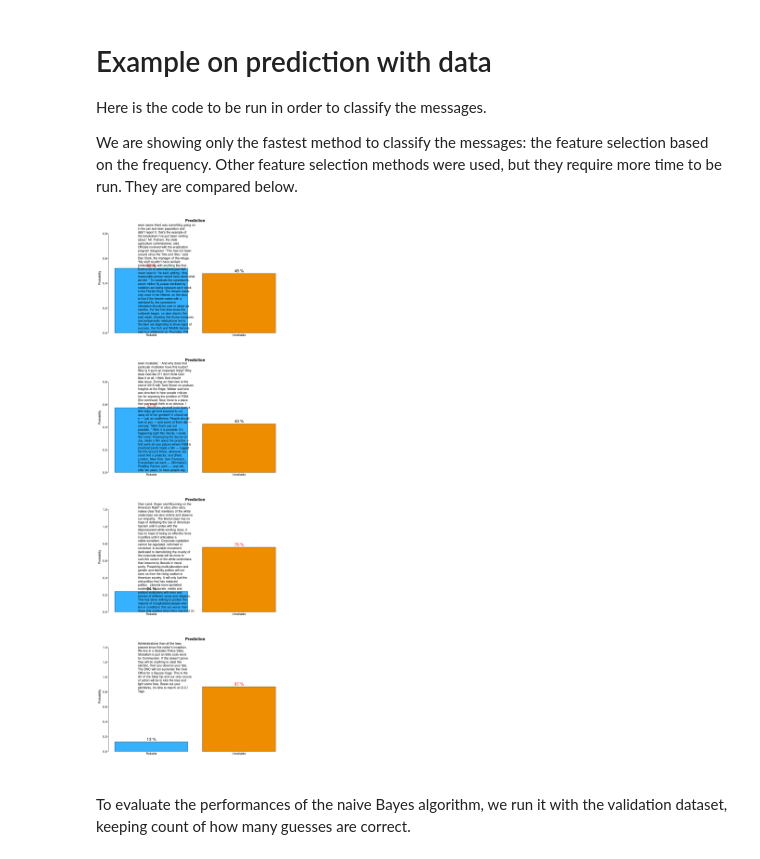
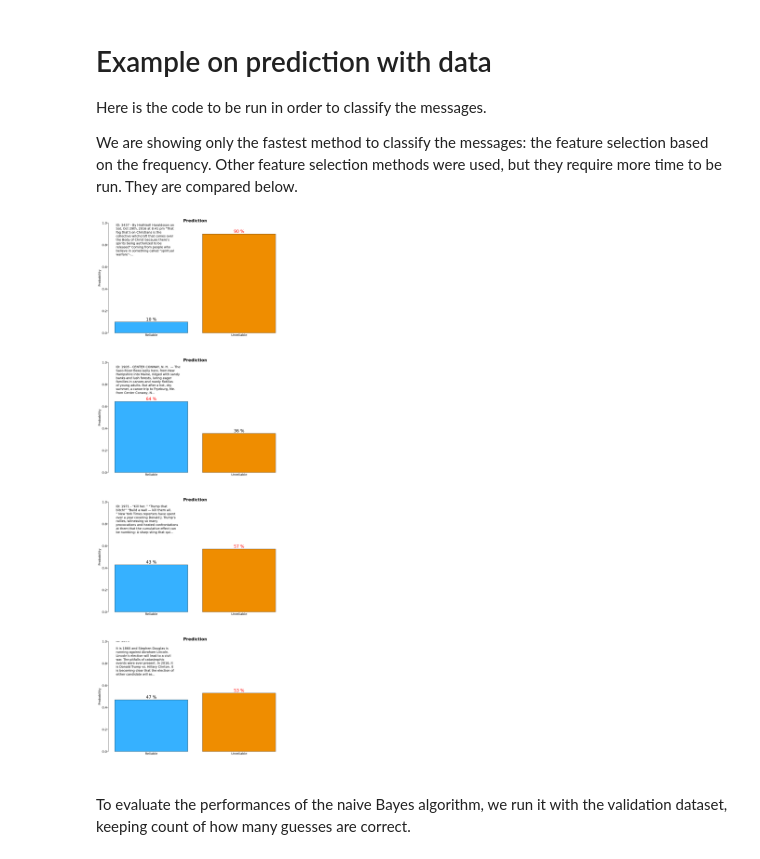
Before and after one commit to tommaso-bertola/falsehoods-sieve, a Jupyter notebook: falsehood_sieve-runnable.ipynb, the cells around one changed output. Drawn from its saved outputs; the diff is of its cells as text; code cells hidden in the pictures.

```diff
--- a/falsehood_sieve-runnable.ipynb
+++ b/falsehood_sieve-runnable.ipynb
@@ -87,11 +105,14 @@ if (dataset == 1) {
 
     train.df %>%
         filter(!text == "") %>%
+        filter(!text == " ") %>%
+        filter(!text == " ") %>%
         select(label, text) %>%
         rename(Labels = label, Text = text) -> train.df
 
     test.df %>%
         filter(!text == "") %>%
+        filter(!text == " ") %>%
         select(text) %>%
         rename(Text = text) -> test.df
 
@@ -104,11 +125,13 @@ if (dataset == 1) {
 
     train.df %>%
         filter(!title == "") %>%
+        filter(!title == " ") %>%
         select(label, title) %>%
         rename(Labels = label, Text = title) -> train.df
 
     test.df %>%
         filter(!title == "") %>%
+        filter(!title == " ") %>%
         select(title) %>%
         rename(Text = title) -> test.df
 
@@ -238,38 +261,38 @@ likelihood.token <- likelihood(naive.bayes.vocabulary, denominator)
 # %%
 # plotting configurations
 options(repr.plot.height = 30, repr.plot.width = 10)
 par(mar = c(10, 5, 2, 0), mgp = c(3, 0.5, 0), mfrow = c(4, 1), cex.axis = 1.5, cex.lab = 1.4,
     cex.main = 2)
 
 # show 4 examples
 for (i in 1:4) {
-
+    id_msg <- floor(runif(n = 1, min = 1, max = nrow(test.df)))
     # get the text of the message from the test dataset
-    msg<-test.df$Text[runif(n = 1, min = 1, max = nrow(test.df))]
+    msg <- test.df$Text[id_msg]
 
     # tokenize single message
     token.list <- as.vector(tweet_tokenize(msg))
 
     # compute the posterior of being in each class
     probability <- bayes.probability(token.list, likelihood.token, prior.classes,
         denominator, n_classes)
 
     # get the predicted label, according to the max probability index
     predicted.label <- which.max(probability)
 
     # plot the probabilities for each class
     b <- barplot(probability, col = colors, names = labels, las = 1, ylab = "Probability",
-        main = paste("Prediction"), ylim = c(0, 1.7 * max(probability)), cex.lab = 1.5)
+        main = paste("Prediction"), ylim = c(0, 1), cex.lab = 1.5)
 
     text(x = b, y = probability, pos = 3, label = paste(round(probability * 100,
         0), "%"), cex = 2, col = c(rep("black", predicted.label - 1), "red", rep("black",
         n_classes - predicted.label)))
 
-    text(x = 0.5, y = 1.7 * max(probability) * 0.8, labels = paste(strwrap(msg, width = 40),
-        collapse = "\n"), cex = 1.5, pos = 4)
+    text(x = 0.2, y = 0.8, labels = paste(strwrap(str_trunc(paste("ID:", id_msg,
+        " - ", msg), 300), width = 40), collapse = "\n"), cex = 1.5, pos = 4)
 }
 # %% [output]
-[figure, old version]
+[figure, new version]
 # %% [markdown]
 To evaluate the performances of the naive Bayes algorithm, we run it with the validation dataset, keeping count of how many guesses are correct.
 # %%
```
Also changed, not shown: parts of 5 cells of this notebook.
